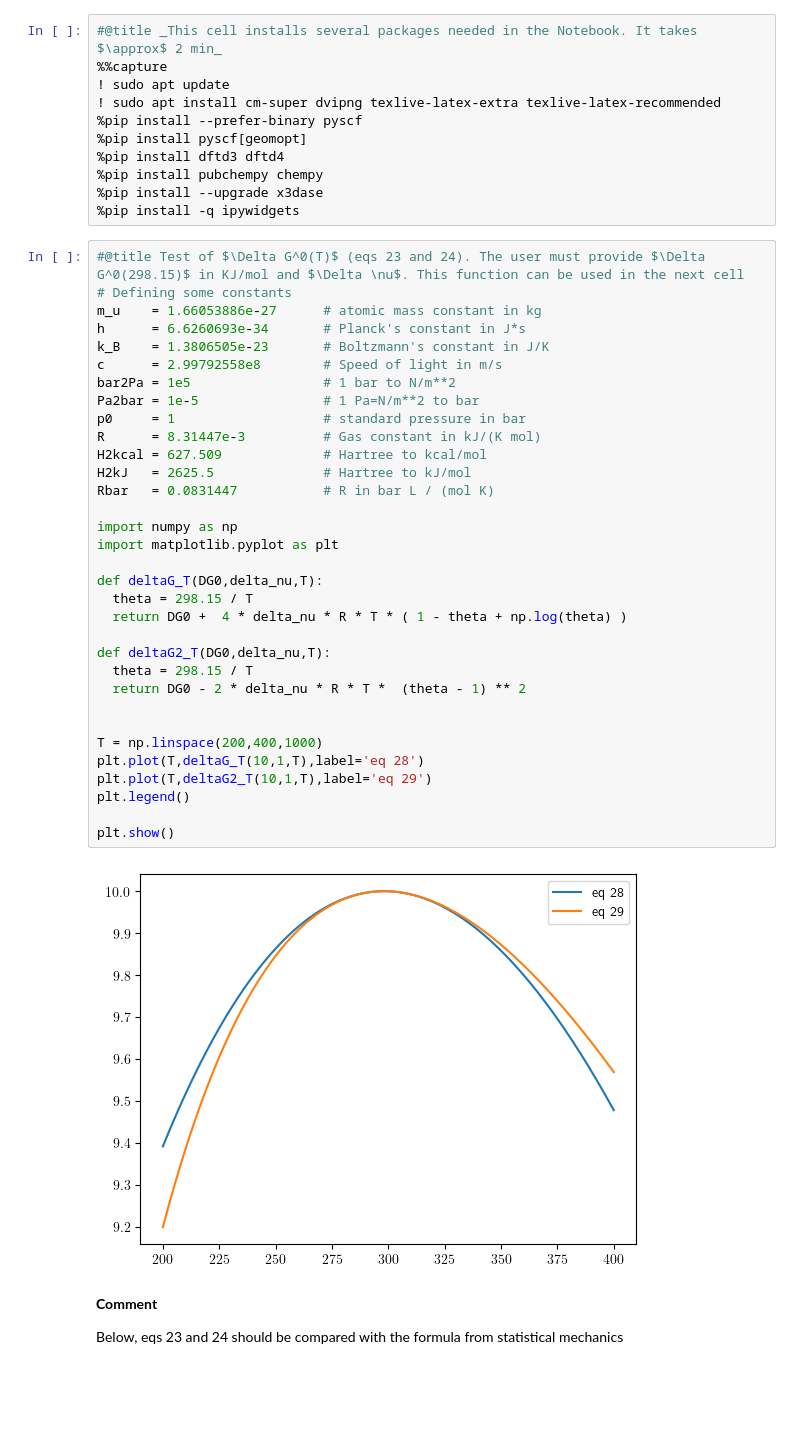
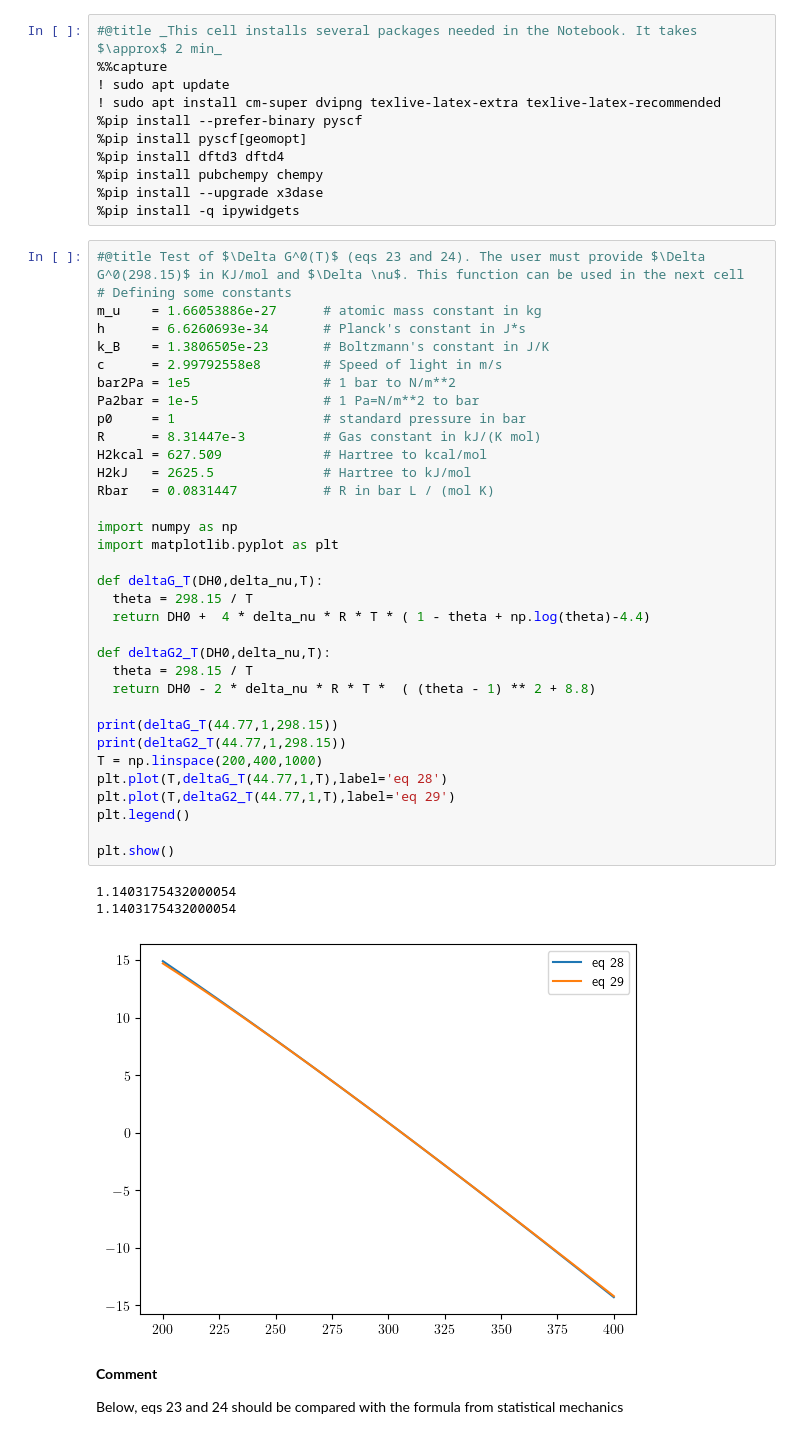
Before and after one commit to emartineznunez/Kp, a Jupyter notebook: scripts/Kp.ipynb, the cells around one changed output. Drawn from its saved outputs; the diff is of its cells as text; blank space fills up the shorter version.

```diff
--- a/scripts/Kp.ipynb
+++ b/scripts/Kp.ipynb
@@ -184,38 +184,41 @@ with $\Theta=298.15/T$ and assuming all molecules are non-linear and only transl
 # %%
 #@title Test of $\Delta G^0(T)$ (eqs 23 and 24). The user must provide $\Delta G^0(298.15)$ in KJ/mol and $\Delta \nu$. This function can be used in the next cell
 # Defining some constants
 m_u    = 1.66053886e-27      # atomic mass constant in kg
 h      = 6.6260693e-34       # Planck's constant in J*s
 k_B    = 1.3806505e-23       # Boltzmann's constant in J/K
 c      = 2.99792558e8        # Speed of light in m/s
 bar2Pa = 1e5                 # 1 bar to N/m**2
 Pa2bar = 1e-5                # 1 Pa=N/m**2 to bar
 p0     = 1                   # standard pressure in bar
 R      = 8.31447e-3          # Gas constant in kJ/(K mol)
 H2kcal = 627.509             # Hartree to kcal/mol
 H2kJ   = 2625.5              # Hartree to kJ/mol
 Rbar   = 0.0831447           # R in bar L / (mol K)
 
 import numpy as np
 import matplotlib.pyplot as plt
 
-def deltaG_T(DG0,delta_nu,T):
+def deltaG_T(DH0,delta_nu,T):
   theta = 298.15 / T
-  return DG0 +  4 * delta_nu * R * T * ( 1 - theta + np.log(theta) )
+  return DH0 +  4 * delta_nu * R * T * ( 1 - theta + np.log(theta)-4.4)
 
-def deltaG2_T(DG0,delta_nu,T):
+def deltaG2_T(DH0,delta_nu,T):
   theta = 298.15 / T
-  return DG0 - 2 * delta_nu * R * T *  (theta - 1) ** 2
+  return DH0 - 2 * delta_nu * R * T *  ( (theta - 1) ** 2 + 8.8)
 
-
+print(deltaG_T(44.77,1,298.15))
+print(deltaG2_T(44.77,1,298.15))
 T = np.linspace(200,400,1000)
-plt.plot(T,deltaG_T(10,1,T),label='eq 28')
-plt.plot(T,deltaG2_T(10,1,T),label='eq 29')
+plt.plot(T,deltaG_T(44.77,1,T),label='eq 28')
+plt.plot(T,deltaG2_T(44.77,1,T),label='eq 29')
 plt.legend()
 
 plt.show()
 # %% [output]
+1.1403175432000054
+1.1403175432000054
-[figure, old version]
+[figure, new version]
 # %% [markdown]
 **Comment**
 
```
Also changed, not shown: parts of 12 cells of this notebook.
